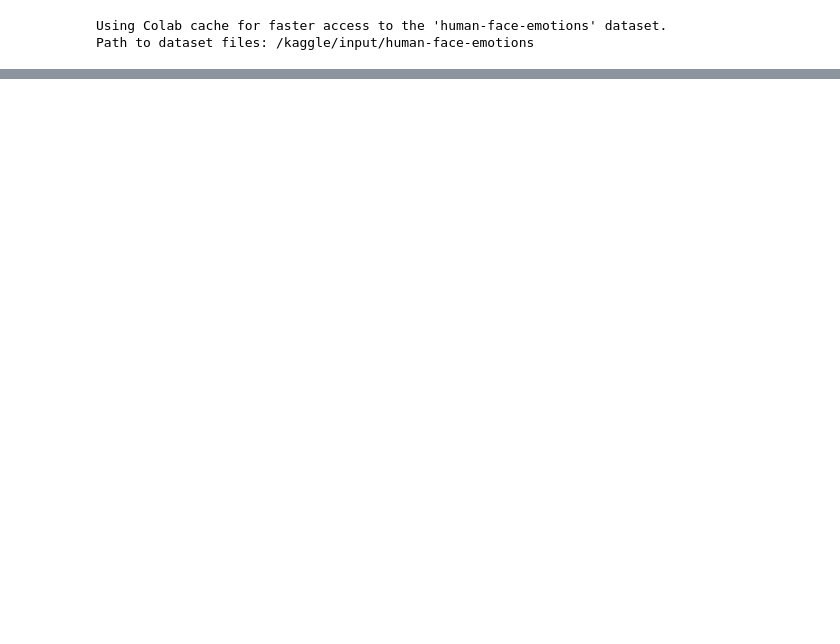
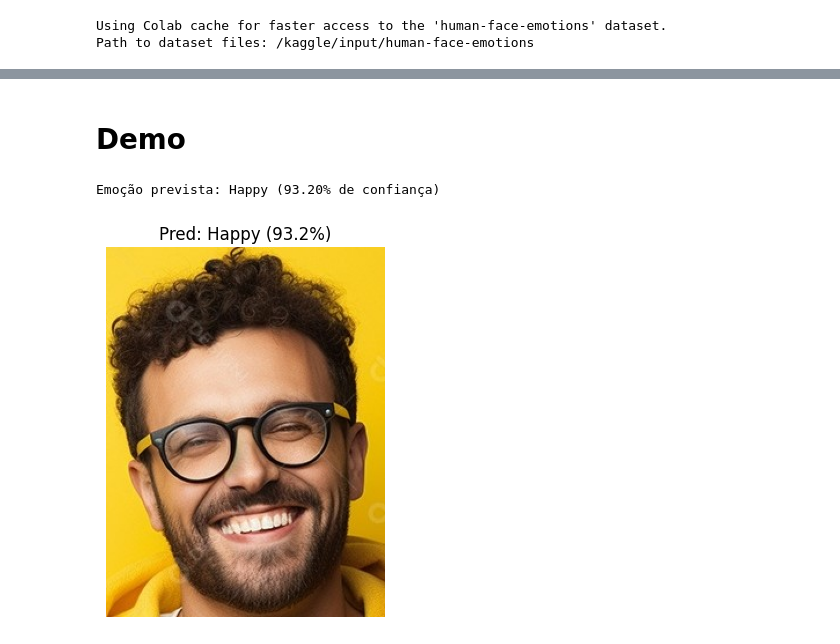
Before and after one commit to pietrarenner/T2_ML, a Jupyter notebook: Trabalho2.ipynb, the cells around one changed output, grey strips where cells are left out. Saved outputs shown, nothing was run; the diff lists cells and outputs as text; code cells hidden in the pictures; blank space fills up the shorter version.

```diff
--- a/Trabalho2.ipynb
+++ b/Trabalho2.ipynb
@@ -379,0 +467,42 @@ A rede atinge: 92.78341793570219% de acurácia
+# %% [markdown]
+# Demo
+# %%
+from PIL import Image
+import torch.nn.functional as F
+import matplotlib.pyplot as plt
+
+def predict_emotion(img_path, model, transform, class_names):
+    model.eval()
+
+    # abre imagem e garante 3 canais (RGB)
+    img = Image.open(img_path).convert("RGB")
+
+    # aplica os mesmos transforms do conjunto de teste
+    img_t = transform(img)
+    img_t = img_t.unsqueeze(0).to(device)   # [1, C, H, W]
+
+    with torch.no_grad():
+        outputs = model(img_t)
+        probs = F.softmax(outputs, dim=1)
+        conf, pred_idx = torch.max(probs, 1)
+
+    predicted_class = class_names[pred_idx.item()]
+    confidence = conf.item()
+
+    return predicted_class, confidence, img
+# %%
+class_names = base_dataset.classes
+
+img_path = "/content/happy_cropped.jpg"   # muda para o caminho da tua imagem
+
+pred, conf, img = predict_emotion(img_path, resnet, transform_test, class_names)
+
+print(f"Emoção prevista: {pred} ({conf*100:.2f}% de confiança)")
+
+plt.imshow(img)
+plt.title(f"Pred: {pred} ({conf*100:.1f}%)")
+plt.axis("off")
+plt.show()
+# %% [output]
+Emoção prevista: Happy (93.20% de confiança)
+[figure, added]
```
Also changed, not shown: parts of 22 cells of this notebook.
